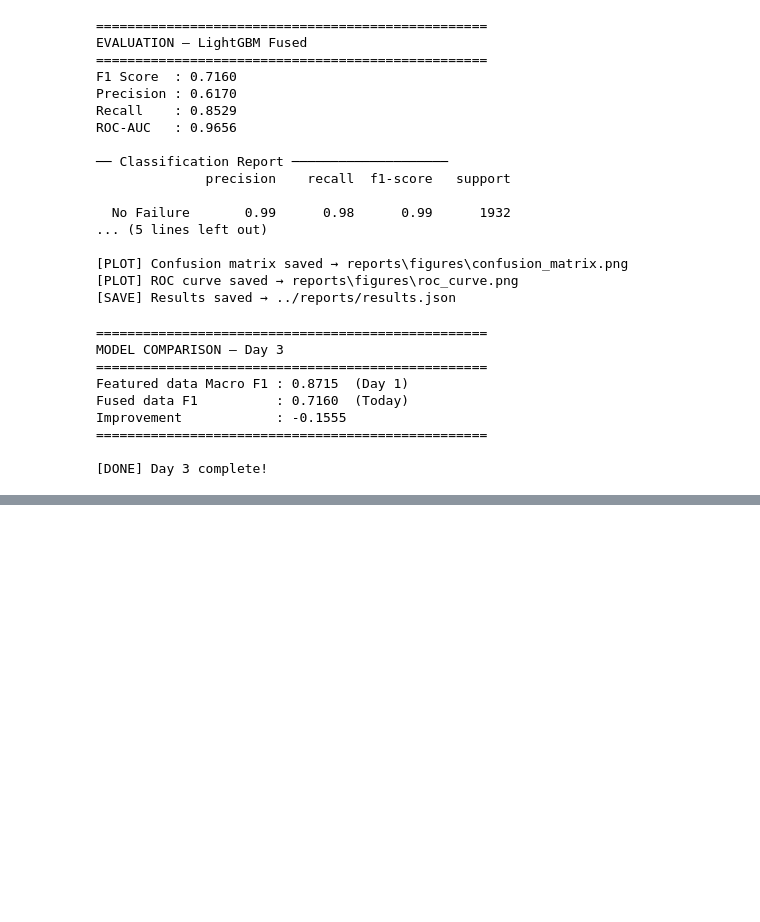
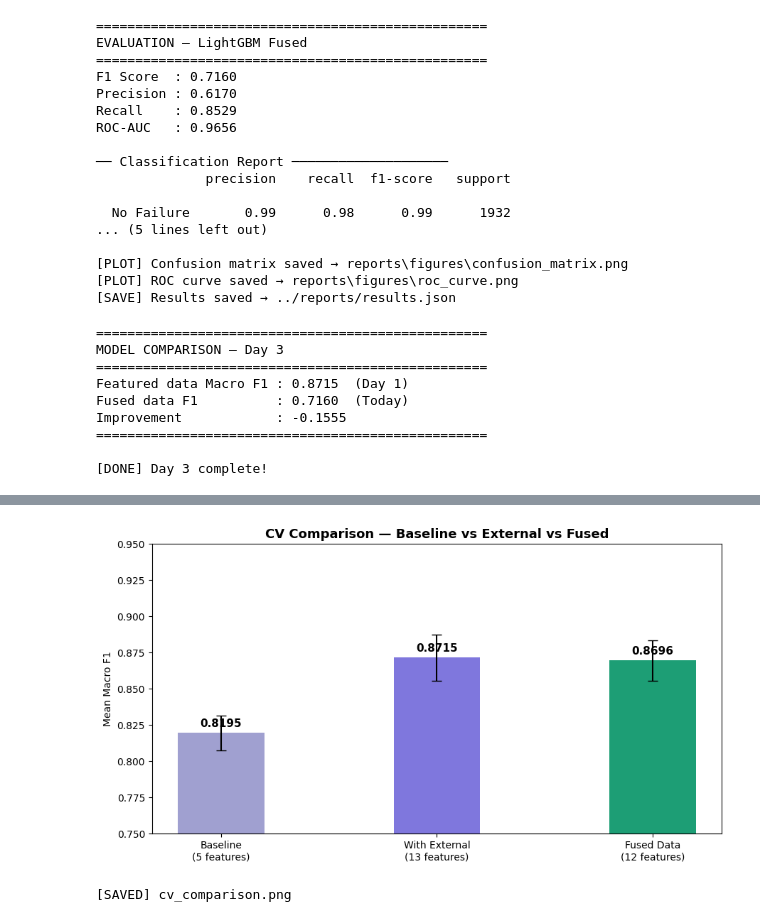
Before and after one commit to Swayam085/predictive-maintenance, a Jupyter notebook: notebooks/03_model.ipynb, the cells around one changed output, grey strips where cells are left out. Saved outputs shown, nothing was run; the diff lists cells and outputs as text; code cells hidden in the pictures; blank space fills up the shorter version.

Commit message:
feat(model): 5-fold CV on fused data + comparison charts done (fixes #11)

```diff
--- a/notebooks/03_model.ipynb
+++ b/notebooks/03_model.ipynb
@@ -255,3 +255,22 @@ Improvement            : -0.1555
 ==================================================
 
 [DONE] Day 3 complete!
+# %%
+# 5-Fold CV on Fused Data
+df_fused=df.copy()
+print("Running 5-Fold CV on Fused Data...")
+
+target = "Machine_failure"
+all_features = [c for c in df_fused.columns if c != target and c != "Type"]
+
+X_fused_cv = df_fused[all_features]
+y_fused_cv = df_fused[target]
+
+fused_cv_result = run_cv(
+    X_fused_cv,
+    y_fused_cv,
+    use_smote=False,
+    label="Fused Data CV"
+)
+
+print(f"\nFused CV Mean Macro F1: {fused_cv_result['mean_f1']:.4f}")
@@ -257,0 +292,34 @@ Improvement            : -0.1555
+# %%
+# Featured vs Fused CV Comparison
+import matplotlib.pyplot as plt
+import numpy as np
+
+labels = ["Baseline\n(5 features)", "With External\n(13 features)", "Fused Data\n(12 features)"]
+means  = [0.8195, 0.8715, fused_cv_result["mean_f1"]]
+stds   = [0.0122, 0.0159, fused_cv_result["std_f1"]]
+colors = ["#A0A0D0", "#7F77DD", "#1D9E75"]
+
+fig, ax = plt.subplots(figsize=(9, 5))
+bars = ax.bar(labels, means, color=colors, width=0.4, yerr=stds, capsize=5)
+
+ax.set_title("CV Comparison — Baseline vs External vs Fused",
+             fontsize=13, fontweight="bold")
+ax.set_ylabel("Mean Macro F1")
+ax.set_ylim(0.75, 0.95)
+
+for bar, val in zip(bars, means):
+    ax.text(
+        bar.get_x() + bar.get_width()/2,
+        bar.get_height() + 0.004,
+        f"{val:.4f}",
+        ha="center", fontsize=11, fontweight="bold"
+    )
+
+plt.tight_layout()
+os.makedirs("../reports/figures", exist_ok=True)
+plt.savefig("../reports/figures/cv_comparison.png", dpi=150)
+plt.show()
+print("[SAVED] cv_comparison.png")
+# %% [output]
+[figure, added]
+[SAVED] cv_comparison.png
```
Also changed, not shown: parts of 4 cells of this notebook, 2 other files.
